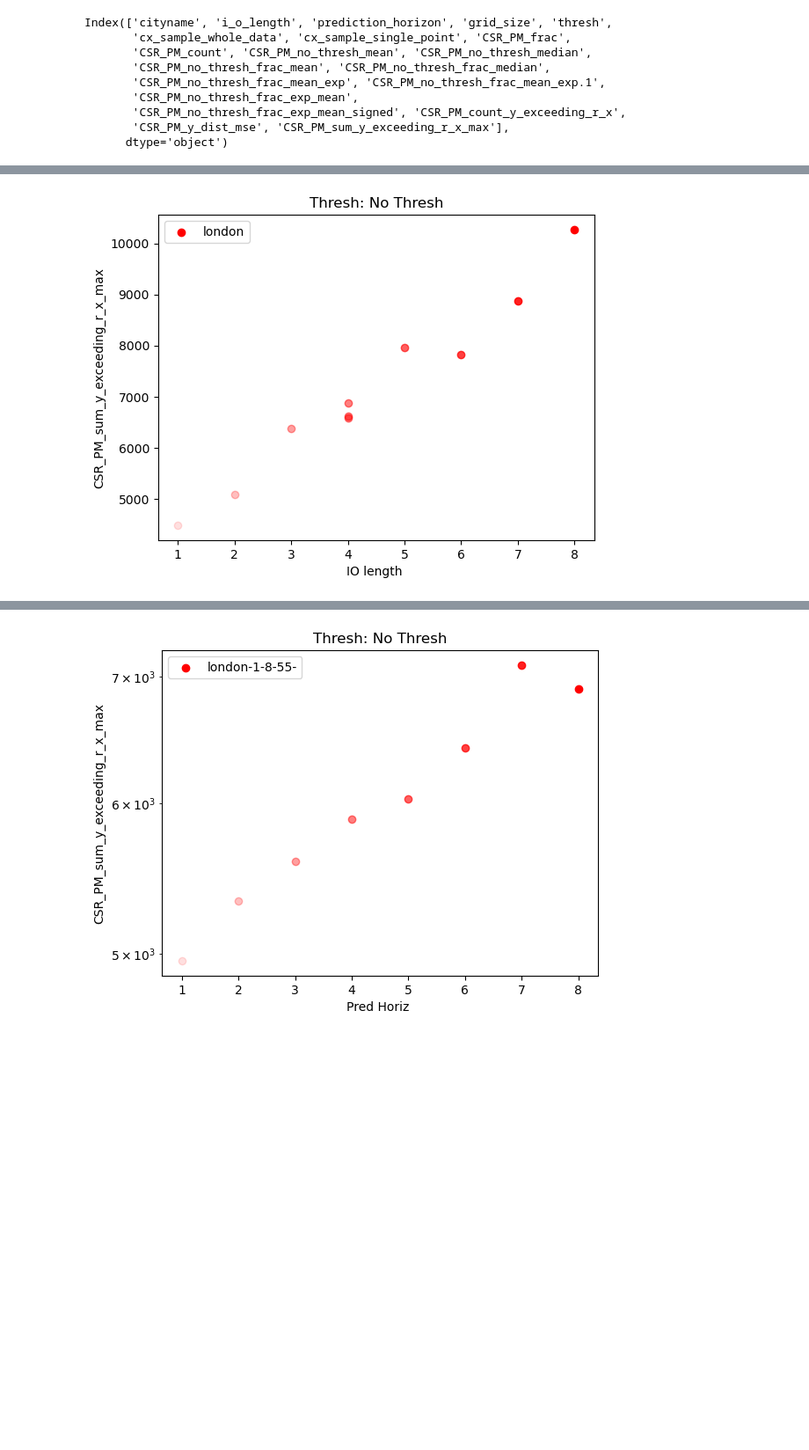
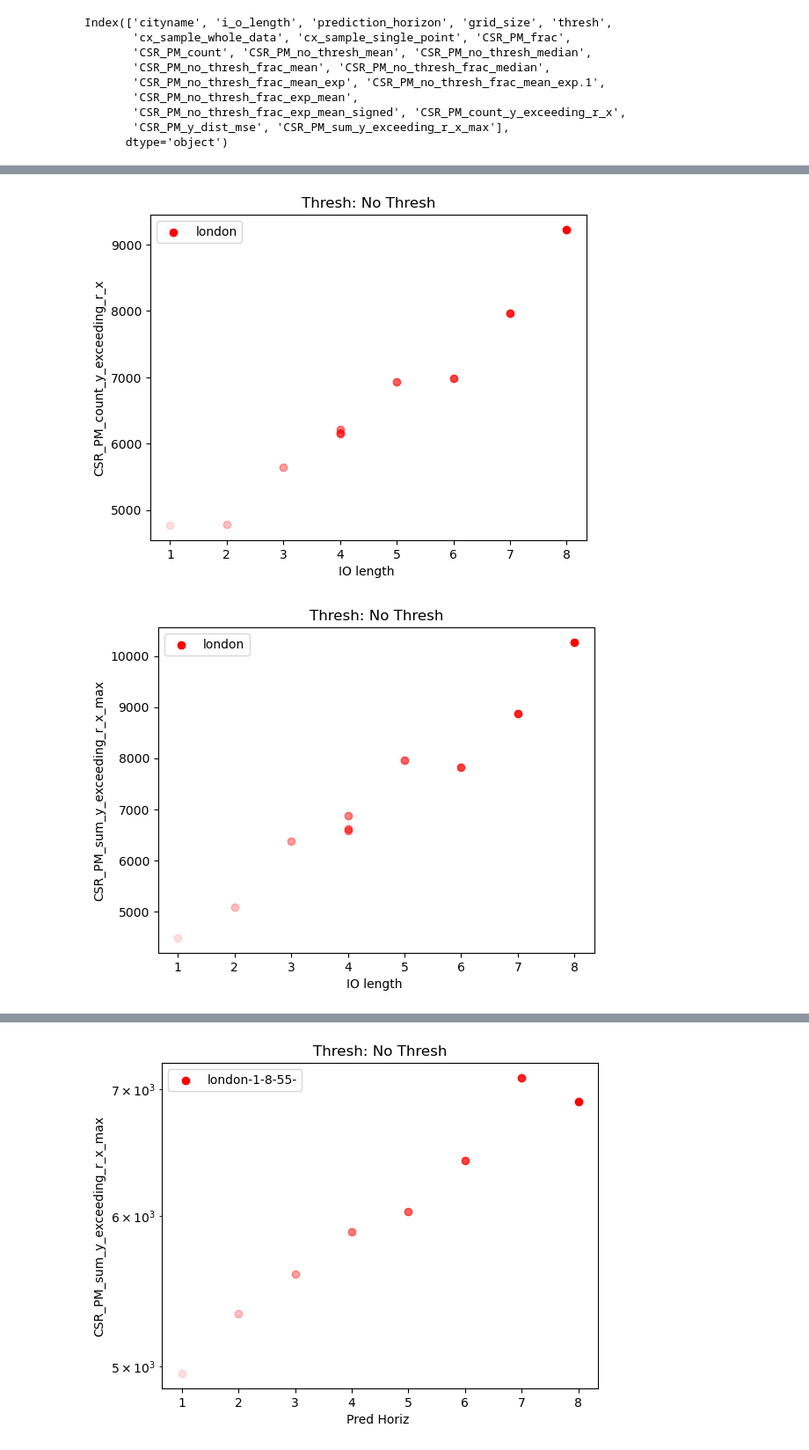
Before and after one commit to mie-lab/Complexity-Aware-Traffic-Prediction, a Jupyter notebook: exploration/CATP/plotting/analyse_PM_back_to_basics.ipynb, the cells around one changed output, grey strips where cells are left out. Shown: that part at 88% size. Cells and saved outputs as stored; diff of their text form; code cells hidden in the pictures; blank space fills up the shorter version.

```diff
--- a/exploration/CATP/plotting/analyse_PM_back_to_basics.ipynb
+++ b/exploration/CATP/plotting/analyse_PM_back_to_basics.ipynb
@@ -70,7 +70,8 @@ for CSR_type in [
 #        'CSR_PM_no_thresh_frac_mean', 'CSR_PM_no_thresh_frac_median',
 #        'CSR_PM_no_thresh_frac_mean_exp', 'CSR_PM_no_thresh_frac_mean_exp.1',
 #        'CSR_PM_no_thresh_frac_exp_mean',
-#        'CSR_PM_no_thresh_frac_exp_mean_signed', 'CSR_PM_count_y_exceeding_r_x',
+#        'CSR_PM_no_thresh_frac_exp_mean_signed',
+    'CSR_PM_count_y_exceeding_r_x',
 #        'CSR_PM_y_dist_mse',
     'CSR_PM_sum_y_exceeding_r_x_max'
 ]:
@@ -134,7 +136,7 @@ for CSR_type in [
 #        'CSR_PM_no_thresh_frac_mean_exp', 'CSR_PM_no_thresh_frac_mean_exp.1',
 #        'CSR_PM_no_thresh_frac_exp_mean',
 #        'CSR_PM_no_thresh_frac_exp_mean_signed',
-    # 'CSR_PM_count_y_exceeding_r_x',
+    'CSR_PM_count_y_exceeding_r_x',
     #    'CSR_PM_y_dist_mse',
     'CSR_PM_sum_y_exceeding_r_x_max'
 ]:
@@ -150,34 +152,35 @@ for CSR_type in [
                     filtered_rows = df[    \
                                        (df["i_o_length"]==i_o_length) & \
                                        (df["grid_size"]==scale) & \
                                        (df["prediction_horizon"]==pred_horiz) &\
                                        (df["cityname"]==cityname)
                                       ]
                     # print (filtered_rows)
                     if filtered_rows.shape[0] == 1:
                         range_ = [0]
                     else:
                         range_ = list(range(filtered_rows.shape[0]))
                         # sprint (cityname, scale, i_o_length, pred_horiz, filtered_rows.shape)
                         # no worries, will be plotted multiple times # this is three times because of first combination overlap
 
                     # print (filtered_rows)
 
                     for i in range_:
                         if cityname in city_label_printed:
                             plt.scatter(i_o_length, filtered_rows.iloc[i][CSR_type], color=city_color[cityname], alpha=i_o_length/max(config.i_o_lengths))
                         else:
                             plt.scatter(i_o_length, filtered_rows.iloc[i][CSR_type], color=city_color[cityname], label=cityname, alpha=i_o_length/max(config.i_o_lengths))
                             city_label_printed.append(cityname)
 
     plt.title("Thresh: No Thresh")
     plt.xlabel("IO length ")
     plt.ylabel(CSR_type)
     # plt.yscale('log')
     plt.legend()
     plt.show()
 # %% [output]
-[figure, old version]
+[figure, new version]
+[figure, added]
 # %%
 import pandas as pd
 df = pd.read_csv("PM_results_all_cities_all_models.csv")
```
Also changed, not shown: parts of 2 cells of this notebook, 7 other files.
